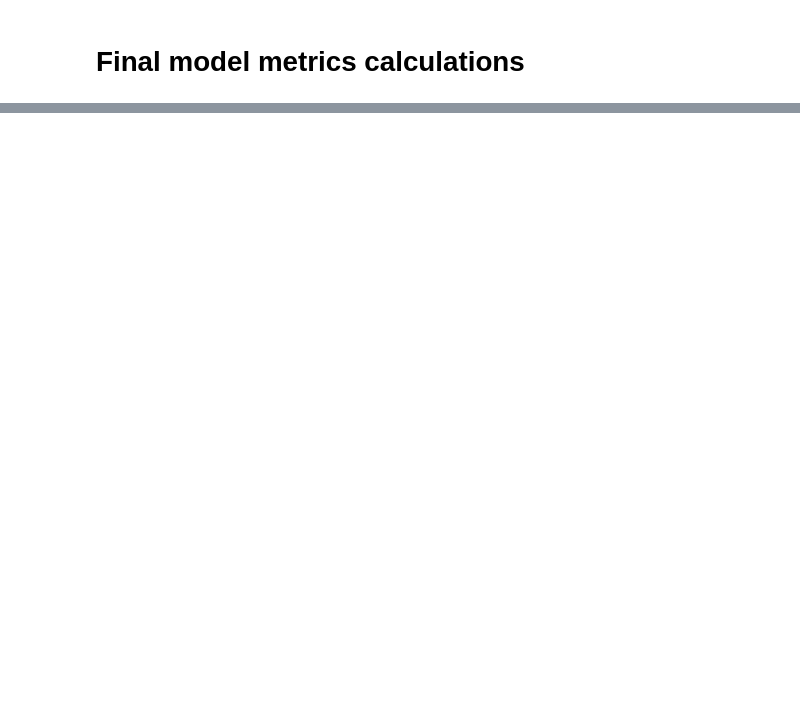
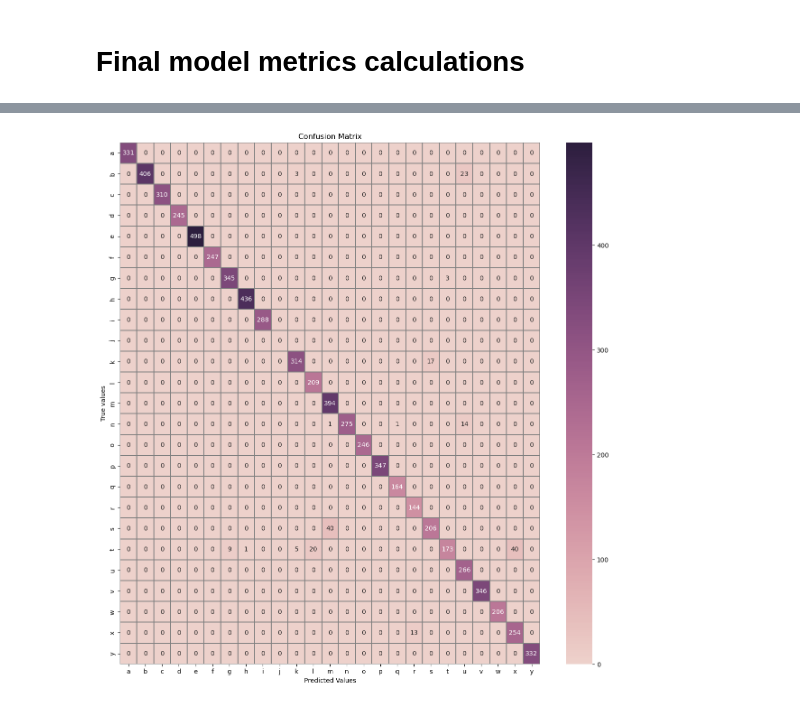
Before and after one commit to maxwellnorris33/ENDG511_Final_Project, a Jupyter notebook: Sign_language_model.ipynb, the cells around one changed output, grey strips where cells are left out. Cells and saved outputs as stored; diff of their text form; code cells hidden in the pictures; blank space fills up the shorter version.

```diff
--- a/Sign_language_model.ipynb
+++ b/Sign_language_model.ipynb
@@ -773,2 +776,7 @@ ax3.legend()
 # %% [markdown]
 # Final model metrics calculations
+# %%
+#loading the model
+clusters = 32
+final_sparsity = 0.75
+model =  tf.keras.models.load_model(f'stripClust_signLang_model_{final_sparsity}_{clusters}.h5')
@@ -774,0 +785,5 @@ ax3.legend()
+# %%
+#re-compiling the model
+model.compile(optimizer='rmsprop', # I chose this because adam would not work
+              loss = 'categorical_crossentropy',
+              metrics = ['accuracy'])
@@ -774,0 +795,23 @@ ax3.legend()
+# %%
+#creating confusion matrix
+import seaborn as sns
+from seaborn import heatmap
+
+#generating data
+predictions = model.predict(test_images)
+data = tf.math.confusion_matrix(np.argmax(labels_test, axis=1), np.argmax(predictions, axis = 1))
+
+#labels
+labels = ['a','b','c','d','e','f','g','h','i','j','k','l','m','n','o','p','q','r','s','t','u','v','w','x','y']
+ticks = np.arange(25)
+
+#ploting code
+fig, ax = plt.subplots(figsize=(15,15))
+heatmap(data, cmap=sns.cubehelix_palette(as_cmap=True), linecolor="gray", linewidths=0.01, annot=True, ax=ax, fmt='.3g')
+plt.xlabel("Predicted Values")
+plt.ylabel("True values")
+plt.xticks(ticks+0.5,labels=labels)
+plt.yticks(ticks+0.5,labels=labels)
+plt.title("Confusion Matrix")
+plt.show()
+# %% [output]
@@ -774,0 +819 @@ ax3.legend()
+[figure, added]
```
Also changed, not shown: parts of 5 cells of this notebook, 2 other files.
